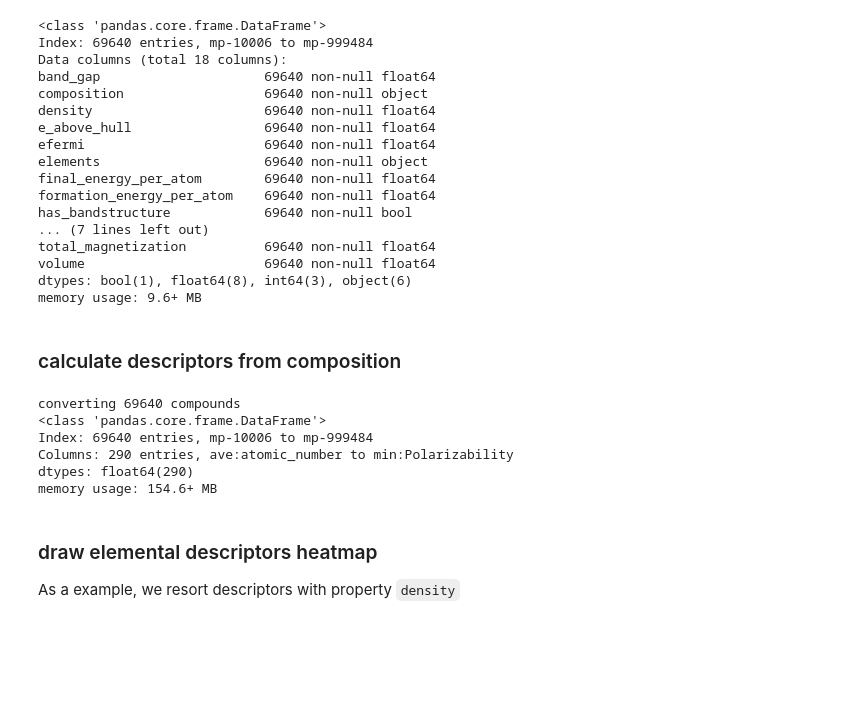
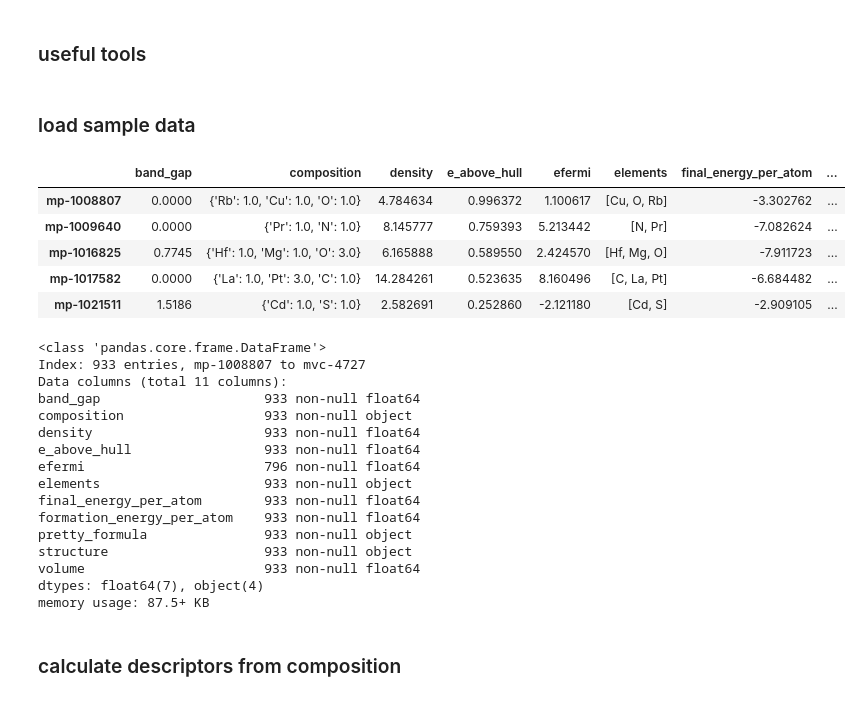
Before and after one commit to yoshida-lab/XenonPy, a Jupyter notebook: samples/calculate_descriptors.ipynb, the cells around one changed output. Cells and saved outputs as stored; diff of their text form; code cells hidden in the pictures; blank space fills up the shorter version.

```diff
--- a/samples/calculate_descriptors.ipynb
+++ b/samples/calculate_descriptors.ipynb
@@ -6,0 +6,2 @@ load compound's properties fetched from Materials Project database
+# %% [markdown]
+### useful tools
@@ -7,37 +10,33 @@ load compound's properties fetched from Materials Project database
+# %% [markdown]
+### load sample data
 # %%
 from xenonpy.datatools import preset
 
-props = preset.mp_inorganic
-props.info()
+samples = preset.mp_samples
+samples.head()
+samples.info()
 # %% [output]
+|  | band_gap | composition | density | e_above_hull | efermi | elements | final_energy_per_atom | ... |
+| mp-1008807 | 0.0000 | {'Rb': 1.0, 'Cu': 1.0, 'O': 1.0} | 4.784634 | 0.996372 | 1.100617 | [Cu, O, Rb] | -3.302762 | ... |
+| mp-1009640 | 0.0000 | {'Pr': 1.0, 'N': 1.0} | 8.145777 | 0.759393 | 5.213442 | [N, Pr] | -7.082624 | ... |
+| mp-1016825 | 0.7745 | {'Hf': 1.0, 'Mg': 1.0, 'O': 3.0} | 6.165888 | 0.589550 | 2.424570 | [Hf, Mg, O] | -7.911723 | ... |
+| mp-1017582 | 0.0000 | {'La': 1.0, 'Pt': 3.0, 'C': 1.0} | 14.284261 | 0.523635 | 8.160496 | [C, La, Pt] | -6.684482 | ... |
+| mp-1021511 | 1.5186 | {'Cd': 1.0, 'S': 1.0} | 2.582691 | 0.252860 | -2.121180 | [Cd, S] | -2.909105 | ... |
 <class 'pandas.core.frame.DataFrame'>
-Index: 69640 entries, mp-10006 to mp-999484
-Data columns (total 18 columns):
-band_gap                     69640 non-null float64
-composition                  69640 non-null object
-density                      69640 non-null float64
-e_above_hull                 69640 non-null float64
-efermi                       69640 non-null float64
-elements                     69640 non-null object
-final_energy_per_atom        69640 non-null float64
-formation_energy_per_atom    69640 non-null float64
-has_bandstructure            69640 non-null bool
-... (7 lines left out)
-total_magnetization          69640 non-null float64
-volume                       69640 non-null float64
-dtypes: bool(1), float64(8), int64(3), object(6)
-memory usage: 9.6+ MB
+Index: 933 entries, mp-1008807 to mvc-4727
+Data columns (total 11 columns):
+band_gap                     933 non-null float64
+composition                  933 non-null object
+density                      933 non-null float64
+e_above_hull                 933 non-null float64
+efermi                       796 non-null float64
+elements                     933 non-null object
+final_energy_per_atom        933 non-null float64
+formation_energy_per_atom    933 non-null float64
+pretty_formula               933 non-null object
+structure                    933 non-null object
+volume                       933 non-null float64
+dtypes: float64(7), object(4)
+memory usage: 87.5+ KB
 # %% [markdown]
 ### calculate descriptors from composition
-# %%
-from xenonpy.descriptor import Composition
-
-desc = Composition().fit_transform(props)
-desc.info()
-# %% [output]
-converting 69640 compounds
-<class 'pandas.core.frame.DataFrame'>
-Index: 69640 entries, mp-10006 to mp-999484
-Columns: 290 entries, ave:atomic_number to min:Polarizability
-dtypes: float64(290)
-memory usage: 154.6+ MB
@@ -53,4 +42,0 @@ except FileNotFoundError:
-# %% [markdown]
-### draw elemental descriptors heatmap
-
-As a example, we resort descriptors with property `density`
```
Also changed, not shown: parts of 21 cells of this notebook, 25 other files.
